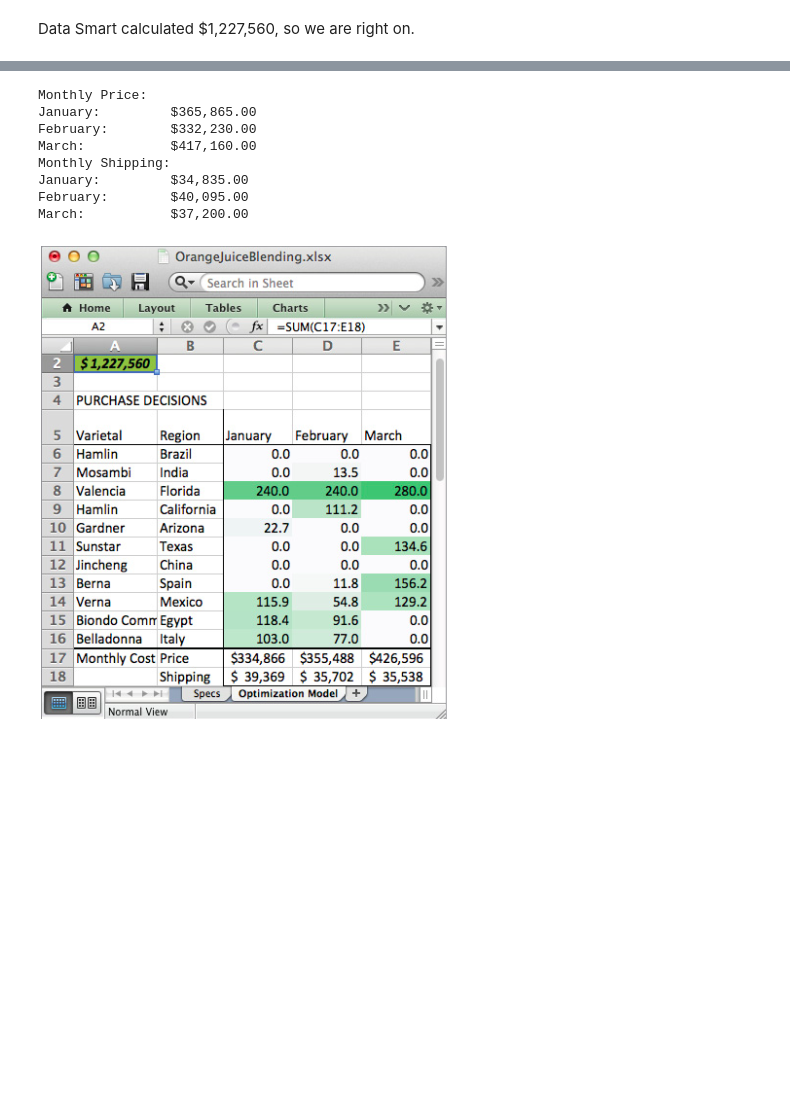
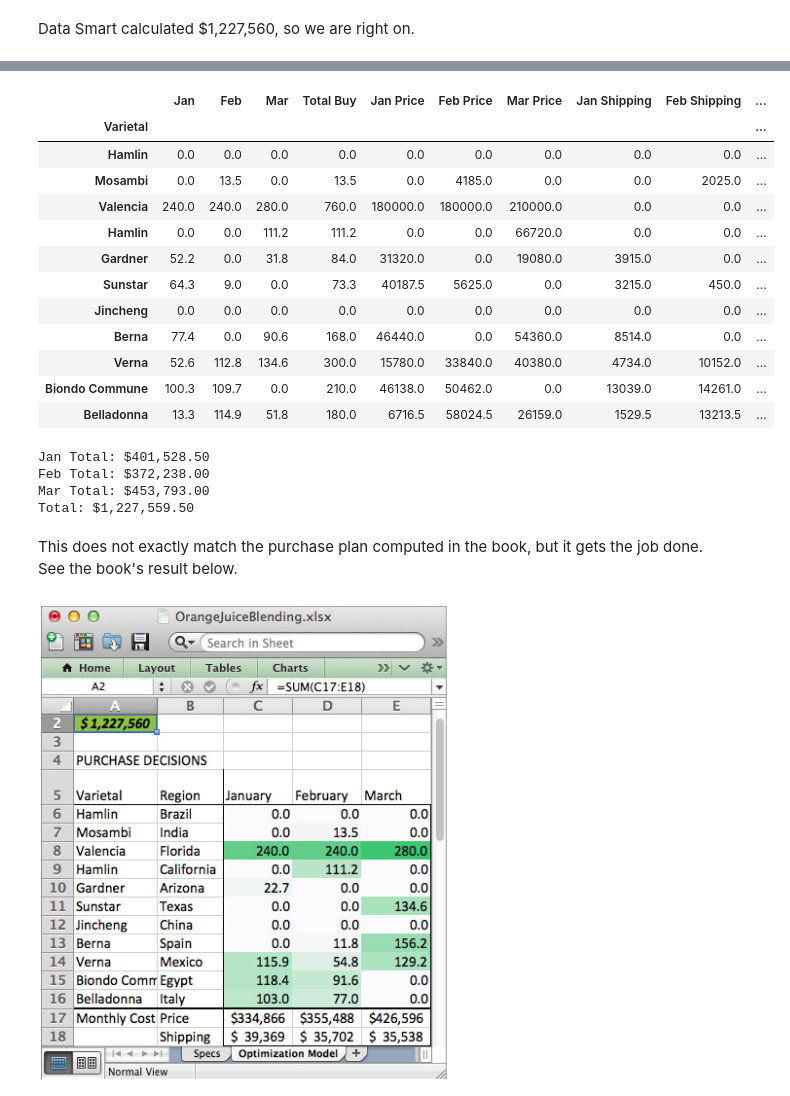
Before and after one commit to slstarnes/data-smart-sans-excel, a Jupyter notebook: Data Smart Sans Excel - Ch. 4.ipynb, the cells around one changed output, grey strips where cells are left out. Saved outputs shown, nothing was run; the diff lists cells and outputs as text; code cells hidden in the pictures; blank space fills up the shorter version.

```diff
--- a/Data Smart Sans Excel - Ch. 4.ipynb
+++ b/Data Smart Sans Excel - Ch. 4.ipynb
@@ -192,21 +192,40 @@ Buys bt month and varietal:
-# %%
-print('Monthly Price:')
-print('January:\t','${0:,.2f}'.format((buy_df['Jan'] * specs_df['Price (per 1K Gallons)']).sum(axis=0)))
-print('February:\t','${0:,.2f}'.format((buy_df['Feb'] * specs_df['Price (per 1K Gallons)']).sum(axis=0)))
-print('March:\t\t','${0:,.2f}'.format((buy_df['Mar'] * specs_df['Price (per 1K Gallons)']).sum(axis=0)))
-print('Monthly Shipping:')
-print('January:\t','${0:,.2f}'.format((buy_df['Jan'] * specs_df['Shipping']).sum(axis=0)))
-print('February:\t','${0:,.2f}'.format((buy_df['Feb'] * specs_df['Shipping']).sum(axis=0)))
-print('March:\t\t','${0:,.2f}'.format((buy_df['Mar'] * specs_df['Shipping']).sum(axis=0)))
-# %% [output]
-Monthly Price:
-January:         $365,865.00
-February:        $332,230.00
-March:           $417,160.00
-Monthly Shipping:
-January:         $34,835.00
-February:        $40,095.00
-March:           $37,200.00
+# %%
+combined_df = pd.concat((buy_df,specs_df),axis=1)
+combined_df['Total Buy'] = combined_df['Jan'] + combined_df['Feb'] + combined_df['Mar']
+combined_df['Jan Price'] = combined_df['Jan'] * combined_df['Price (per 1K Gallons)']
+combined_df['Feb Price'] = combined_df['Feb'] * combined_df['Price (per 1K Gallons)']
+combined_df['Mar Price'] = combined_df['Mar'] * combined_df['Price (per 1K Gallons)']
+combined_df['Jan Shipping'] = combined_df['Jan'] * combined_df['Shipping']
+combined_df['Feb Shipping'] = combined_df['Feb'] * combined_df['Shipping']
+combined_df['Mar Shipping'] = combined_df['Mar'] * combined_df['Shipping']
+combined_df[['Jan','Feb','Mar','Total Buy','Jan Price','Feb Price','Mar Price','Jan Shipping','Feb Shipping','Mar Shipping']]
+# %% [output]
+|  | Jan | Feb | Mar | Total Buy | Jan Price | Feb Price | Mar Price | Jan Shipping | Feb Shipping | ... |
+| Varietal |  |  |  |  |  |  |  |  |  | ... |
+| Hamlin | 0.0 | 0.0 | 0.0 | 0.0 | 0.0 | 0.0 | 0.0 | 0.0 | 0.0 | ... |
+| Mosambi | 0.0 | 13.5 | 0.0 | 13.5 | 0.0 | 4185.0 | 0.0 | 0.0 | 2025.0 | ... |
+| Valencia | 240.0 | 240.0 | 280.0 | 760.0 | 180000.0 | 180000.0 | 210000.0 | 0.0 | 0.0 | ... |
+| Hamlin | 0.0 | 0.0 | 111.2 | 111.2 | 0.0 | 0.0 | 66720.0 | 0.0 | 0.0 | ... |
+| Gardner | 52.2 | 0.0 | 31.8 | 84.0 | 31320.0 | 0.0 | 19080.0 | 3915.0 | 0.0 | ... |
+| Sunstar | 64.3 | 9.0 | 0.0 | 73.3 | 40187.5 | 5625.0 | 0.0 | 3215.0 | 450.0 | ... |
+| Jincheng | 0.0 | 0.0 | 0.0 | 0.0 | 0.0 | 0.0 | 0.0 | 0.0 | 0.0 | ... |
+| Berna | 77.4 | 0.0 | 90.6 | 168.0 | 46440.0 | 0.0 | 54360.0 | 8514.0 | 0.0 | ... |
+| Verna | 52.6 | 112.8 | 134.6 | 300.0 | 15780.0 | 33840.0 | 40380.0 | 4734.0 | 10152.0 | ... |
+| Biondo Commune | 100.3 | 109.7 | 0.0 | 210.0 | 46138.0 | 50462.0 | 0.0 | 13039.0 | 14261.0 | ... |
+| Belladonna | 13.3 | 114.9 | 51.8 | 180.0 | 6716.5 | 58024.5 | 26159.0 | 1529.5 | 13213.5 | ... |
+# %%
+for m in ('Jan','Feb','Mar'):
+    print(m,'Total:','${0:,.2f}'.format((combined_df[m+' Price'] + combined_df[m+' Shipping']).sum(axis=0)))
+print('Total:','${0:,.2f}'.format((combined_df['Jan Price'] + combined_df['Jan Shipping']).sum(axis=0)+
+                                  (combined_df['Feb Price'] + combined_df['Feb Shipping']).sum(axis=0)+
+                                  (combined_df['Mar Price'] + combined_df['Mar Shipping']).sum(axis=0)))
+# %% [output]
+Jan Total: $401,528.50
+Feb Total: $372,238.00
+Mar Total: $453,793.00
+Total: $1,227,559.50
+# %% [markdown]
+This does not exactly match the purchase plan computed in the book, but it gets the job done. See the book's result below.
 # %%
 from IPython.display import Image
 Image(filename='oj_blend_solution.png')
```
Also changed, not shown: parts of 1 cell of this notebook, 1 other file.
